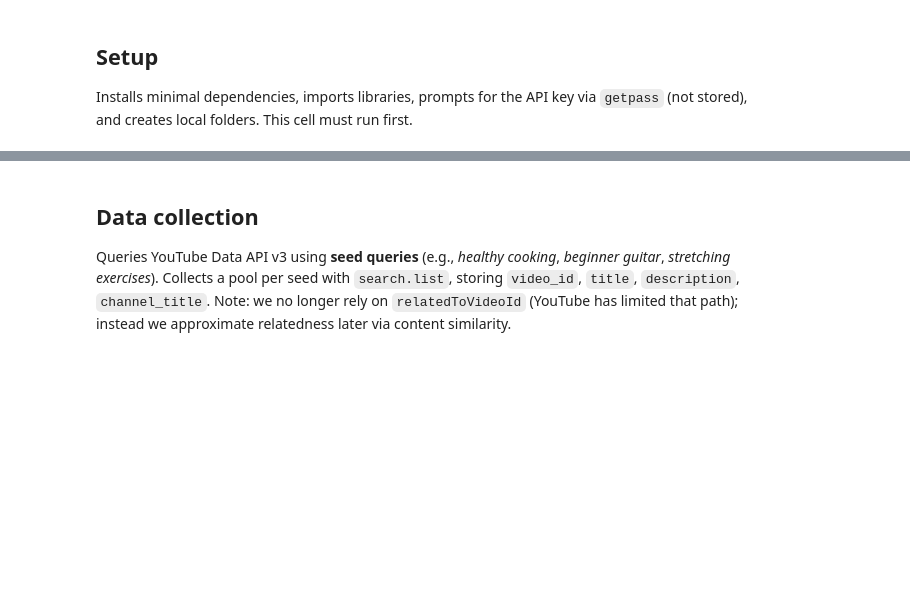
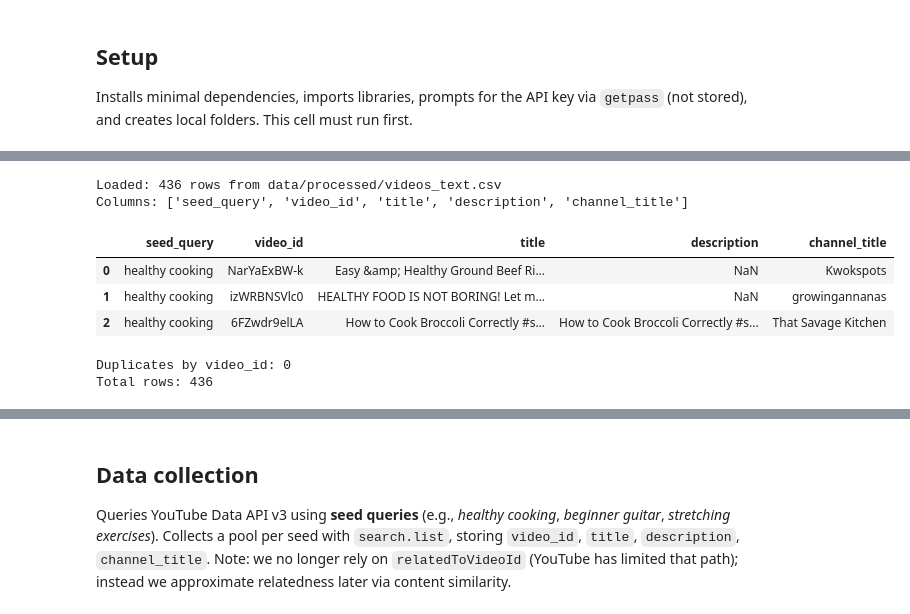
Before and after one commit to Jaderfonseca/youtube-filter-bubbles, a Jupyter notebook: pipeline_clean_mozilla.ipynb, the cells around one changed output, grey strips where cells are left out. Drawn from its saved outputs; the diff is of its cells as text; code cells hidden in the pictures; blank space fills up the shorter version.

Commit message:
Pipeline in progress

```diff
--- a/pipeline_clean_mozilla.ipynb
+++ b/pipeline_clean_mozilla.ipynb
@@ -438,0 +517,39 @@ print("Loaded:", len(df_videos), "videos;", len(df_edges), "edges")
+# %%
+# Load the processed (or clean) CSV robustly
+import os, pandas as pd
+
+CANDIDATES = [
+    "data/processed/videos_text.csv",   # generated by the pipeline
+    "data/clean/videos_clean.csv",      # clean nodes as fallback
+    "/content/drive/MyDrive/videos_text.csv",  # legacy path (only if you saved it there)
+]
+
+path = None
+for p in CANDIDATES:
+    if os.path.exists(p):
+        path = p
+        break
+
+assert path is not None, (
+    "Could not find any of: "
+    + ", ".join(CANDIDATES)
+    + ". Run the cleaning/saving step first."
+)
+
+df_videos = pd.read_csv(path)
+print(f"Loaded: {len(df_videos)} rows from {path}")
+print("Columns:", df_videos.columns.tolist())
+df_videos.head(3)
+# %% [output]
+Loaded: 436 rows from data/processed/videos_text.csv
+Columns: ['seed_query', 'video_id', 'title', 'description', 'channel_title']
+|  | seed_query | video_id | title | description | channel_title |
+| 0 | healthy cooking | NarYaExBW-k | Easy &amp; Healthy Ground Beef Ri... | NaN | Kwokspots |
+| 1 | healthy cooking | izWRBNSVlc0 | HEALTHY FOOD IS NOT BORING! Let m... | NaN | growingannanas |
+| 2 | healthy cooking | 6FZwdr9elLA | How to Cook Broccoli Correctly #s... | How to Cook Broccoli Correctly #s... | That Savage Kitchen |
+# %%
+print("Duplicates by video_id:", df_videos.duplicated(subset=["video_id"]).sum())
+print("Total rows:", len(df_videos))
+# %% [output]
+Duplicates by video_id: 0
+Total rows: 436
```
Also changed, not shown: parts of 27 cells of this notebook.
